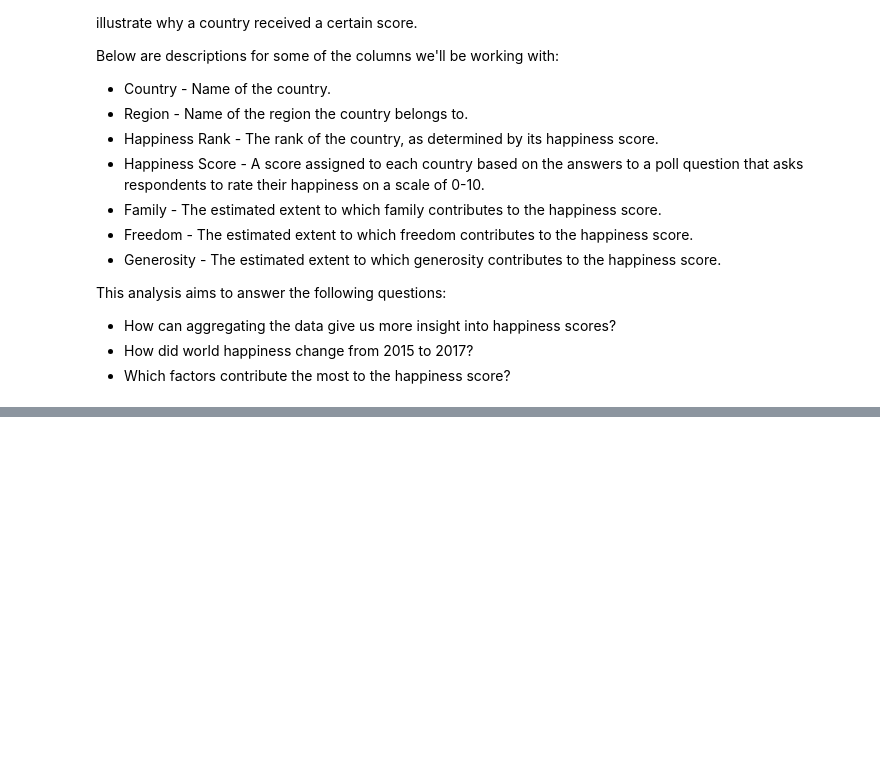
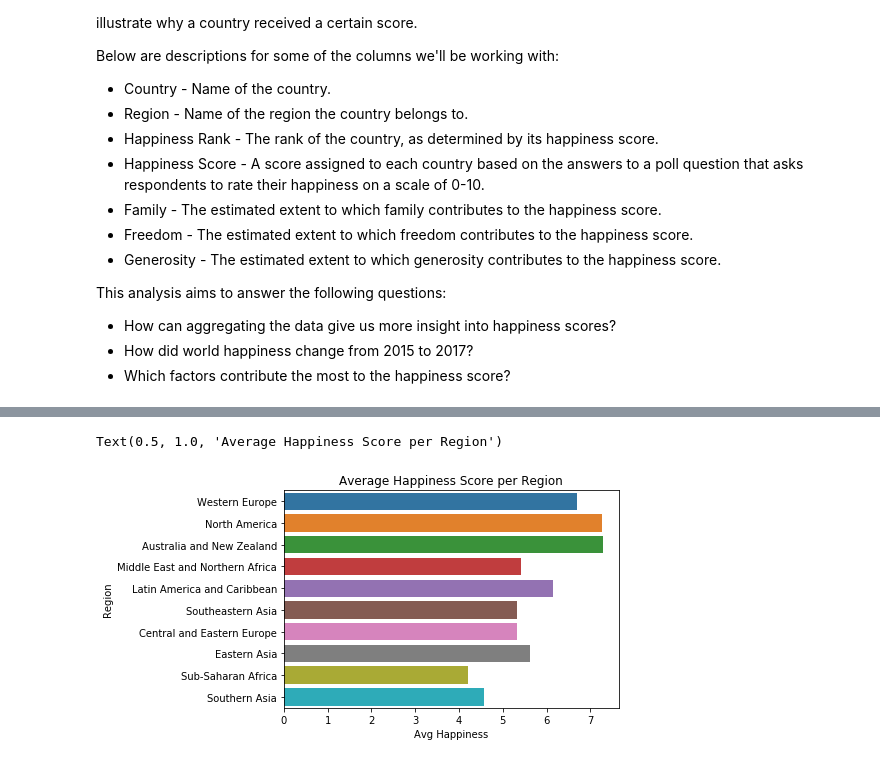
Before and after one commit to EugeneZnm/World-Happinesss-Report-Analysis, a Jupyter notebook: World Happiness Analysis.ipynb, the cells around one changed output, grey strips where cells are left out. Saved outputs shown, nothing was run; the diff lists cells and outputs as text; code cells hidden in the pictures; blank space fills up the shorter version.

Commit message:
Getting mean sores per region, grouping data by region and plotting data correlation in south east asia

```diff
--- a/World Happiness Analysis.ipynb
+++ b/World Happiness Analysis.ipynb
@@ -46,0 +71,43 @@ Freedom                          158 non-null float64
+# %%
+# display of mean for each region
+mean_happiness={}
+mean_econ ={}
+mean_lifexp={}
+mean_trust={}
+mean_freedom={}
+mean_generosity={}
+mean_family={}
+mean_dystopia={}
+
+regions = happiness2015['Region'].unique()
+for i in regions:
+    # splitting data frame into groups
+    region_group = happiness2015[happiness2015['Region']==i]
+    # applying a function to each group
+    region_mean = region_group['Happiness Score'].mean()
+    region_econ_mean = region_group['Economy (GDP per Capita)'].mean()
+    region_life_expectancy_mean = region_group['Health (Life Expectancy)'].mean()
+    region_freedom_mean = region_group['Freedom'].mean()
+    region_trust_mean = region_group['Trust (Government Corruption)'].mean()
+    region_generosity = region_group['Generosity'].mean()
+    region_family = region_group['Family'].mean()
+    region_Dystopia = region_group['Dystopia Residual'].mean()
+    # combine results in data structure
+    mean_happiness[i] = region_mean
+    mean_econ[i] = region_econ_mean
+    mean_lifexp[i] = region_life_expectancy_mean
+    mean_freedom[i] = region_freedom_mean
+    mean_generosity[i]= region_generosity
+    mean_family[i] = region_family
+    mean_dystopia[i] = region_Dystopia
+# %%
+# convertion of dictionary to dataframe
+from pandas import DataFrame
+happinessmean = DataFrame(list(mean_happiness.items()), columns = ['Region', 'Avg Happiness'])
+avghappiness = sns.barplot(y='Region', x='Avg Happiness', data=happinessmean)
+plt.title('Average Happiness Score per Region')
+
+# happinessmean.plot(x='Region', y='Happiness', kind='barh', title='Average Happiness Score Per Region', xlim=(0,10))
+# %% [output]
+Text(0.5, 1.0, 'Average Happiness Score per Region')
+[figure, added]
```
Also changed, not shown: parts of 20 cells of this notebook.
